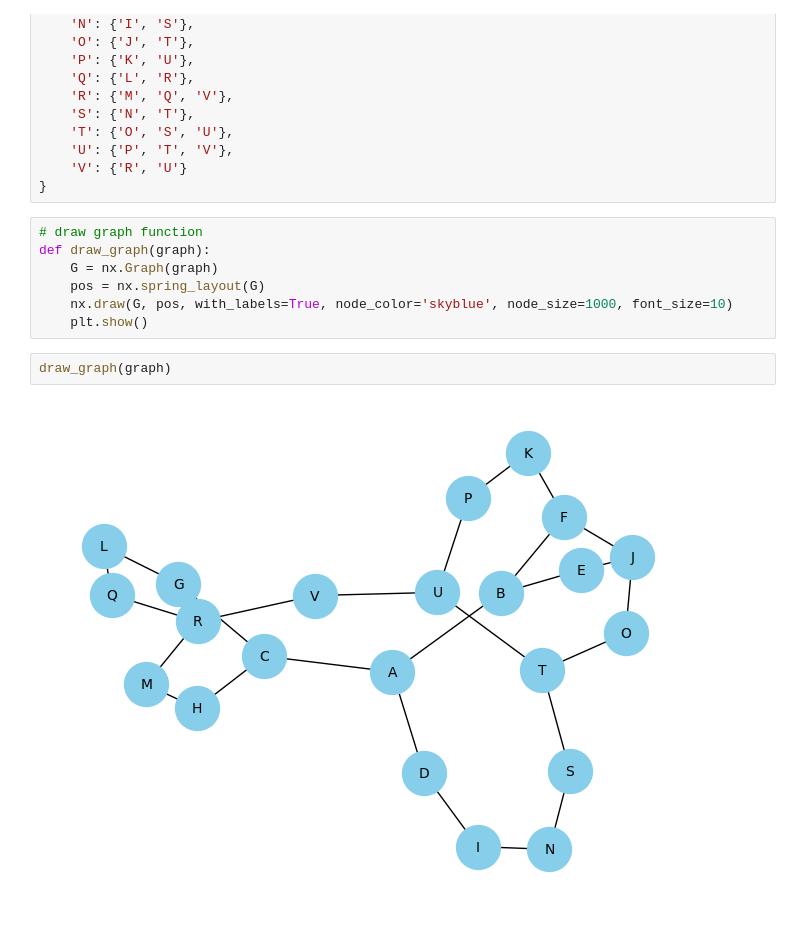
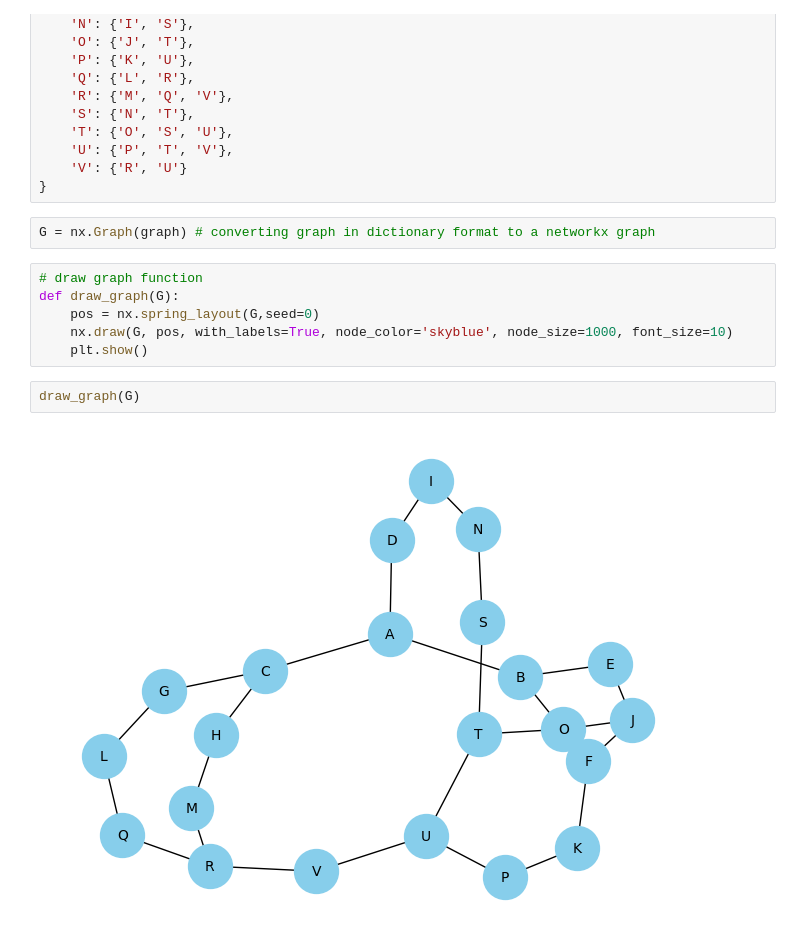
Before and after one commit to AnveshanTimsina/dfs-bfs-ucs, a Jupyter notebook: src/main.ipynb, the cells around one changed output. Cells and saved outputs as stored; diff of their text form.

```diff
--- a/src/main.ipynb
+++ b/src/main.ipynb
@@ -29,16 +30,17 @@ graph = {
     'V': {'R', 'U'}
 }
 # %%
-# draw graph function
-def draw_graph(graph):
-    G = nx.Graph(graph)
-    pos = nx.spring_layout(G)
-    nx.draw(G, pos, with_labels=True, node_color='skyblue', node_size=1000, font_size=10)
-    plt.show()
+G = nx.Graph(graph) # converting graph in dictionary format to a networkx graph
+# %%
+# draw graph function
+def draw_graph(G):
+    pos = nx.spring_layout(G,seed=0)
+    nx.draw(G, pos, with_labels=True, node_color='skyblue', node_size=1000, font_size=10)
+    plt.show()
 # %%
-draw_graph(graph)
+draw_graph(G)
 # %% [output]
-[figure, old version]
+[figure, new version]
 # %%
 # BFS
 def bfs (graph, start_node):
```
Also changed, not shown: parts of 7 cells of this notebook.
